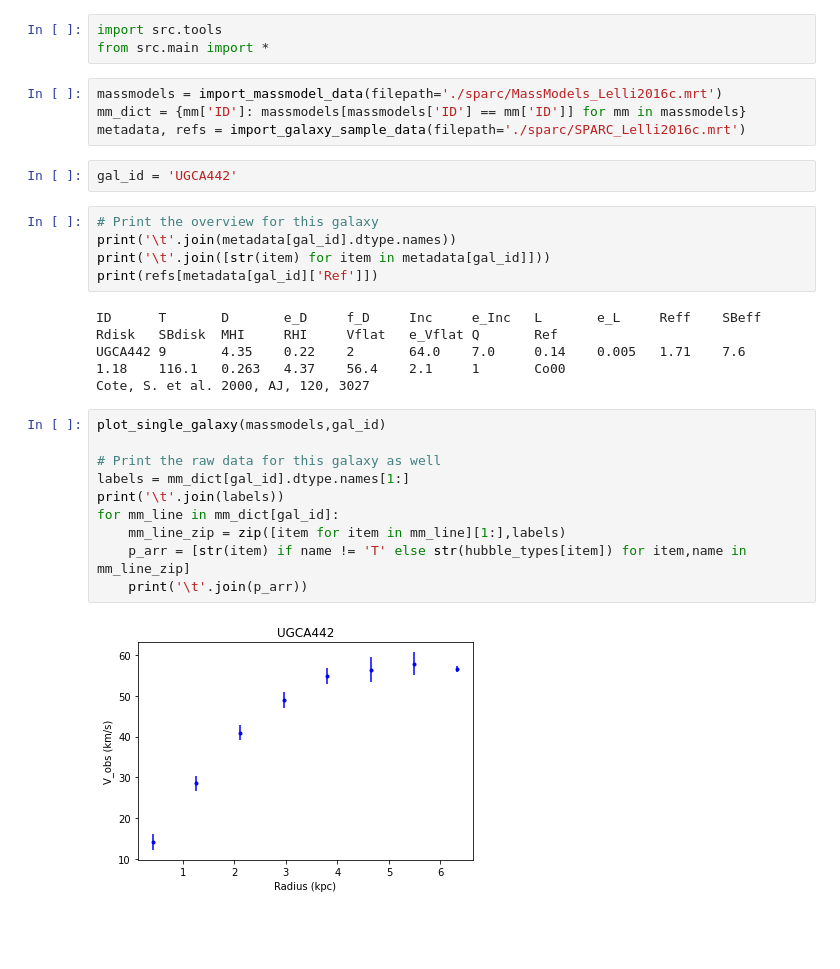
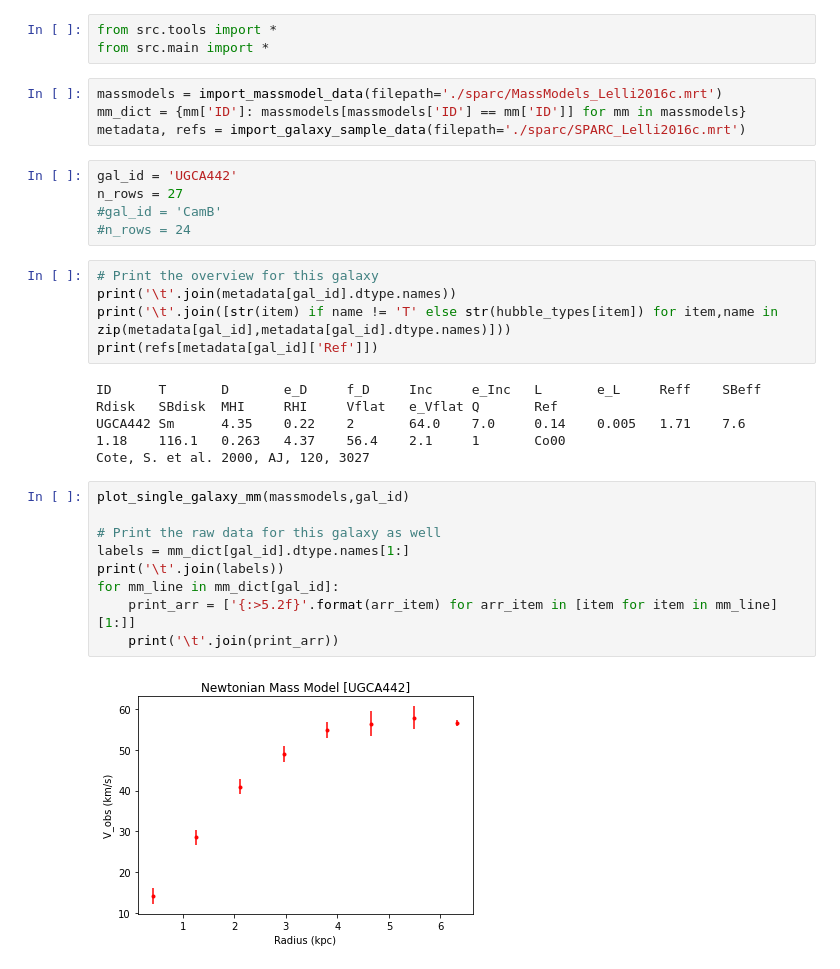
Before and after one commit to LoaneShark/gravity-sandbox, a Jupyter notebook: UGCA442.ipynb, the cells around one changed output. Saved outputs shown, nothing was run; the diff lists cells and outputs as text; blank space fills up the shorter version.

Commit message:
More robust plotting and printing
- Plotting functions for photometric data and bulge/disk decomposition
- Prettier printing for all raw data in ipython notebook

```diff
--- a/UGCA442.ipynb
+++ b/UGCA442.ipynb
@@ -1,5 +1,5 @@
 # %%
-import src.tools
+from src.tools import *
 from src.main import *
 # %%
 massmodels = import_massmodel_data(filepath='./sparc/MassModels_Lelli2016c.mrt')
@@ -7,25 +7,27 @@ mm_dict = {mm['ID']: massmodels[massmodels['ID'] == mm['ID']] for mm in massmode
 metadata, refs = import_galaxy_sample_data(filepath='./sparc/SPARC_Lelli2016c.mrt')
 # %%
 gal_id = 'UGCA442'
+n_rows = 27
+#gal_id = 'CamB'
+#n_rows = 24
 # %%
 # Print the overview for this galaxy
 print('\t'.join(metadata[gal_id].dtype.names))
-print('\t'.join([str(item) for item in metadata[gal_id]]))
+print('\t'.join([str(item) if name != 'T' else str(hubble_types[item]) for item,name in zip(metadata[gal_id],metadata[gal_id].dtype.names)]))
 print(refs[metadata[gal_id]['Ref']])
 # %% [output]
 ID      T       D       e_D     f_D     Inc     e_Inc   L       e_L     Reff    SBeff   Rdisk   SBdisk  MHI     RHI     Vflat   e_Vflat Q       Ref
-UGCA442 9       4.35    0.22    2       64.0    7.0     0.14    0.005   1.71    7.6     1.18    116.1   0.263   4.37    56.4    2.1     1       Co00
+UGCA442 Sm      4.35    0.22    2       64.0    7.0     0.14    0.005   1.71    7.6     1.18    116.1   0.263   4.37    56.4    2.1     1       Co00
 Cote, S. et al. 2000, AJ, 120, 3027
 # %%
-plot_single_galaxy(massmodels,gal_id)
+plot_single_galaxy_mm(massmodels,gal_id)
 
 # Print the raw data for this galaxy as well
 labels = mm_dict[gal_id].dtype.names[1:]
 print('\t'.join(labels))
 for mm_line in mm_dict[gal_id]:
-    mm_line_zip = zip([item for item in mm_line][1:],labels)
-    p_arr = [str(item) if name != 'T' else str(hubble_types[item]) for item,name in mm_line_zip]
-    print('\t'.join(p_arr))
+    print_arr = ['{:>5.2f}'.format(arr_item) for arr_item in [item for item in mm_line][1:]]
+    print('\t'.join(print_arr))
 # %% [output]
-[figure, old version]
+[figure, new version]
 D       R       Vobs    e_Vobs  Vgas    Vdisk   Vbul    SBdisk  SBbul
```
Also changed, not shown: parts of 3 cells of this notebook, 2 other files.
